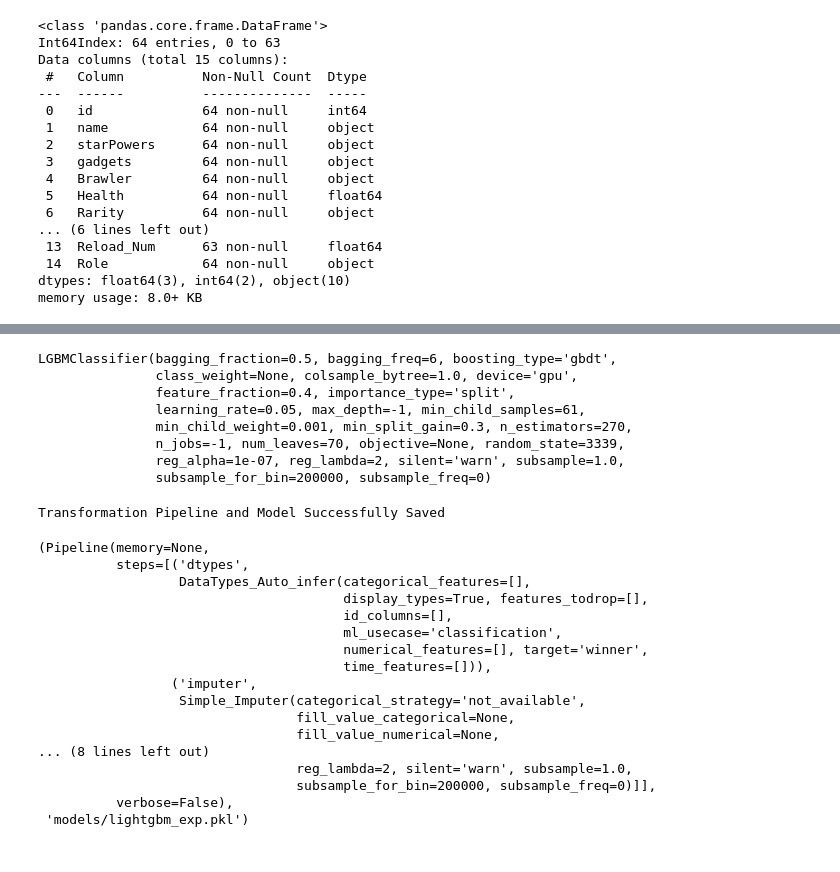
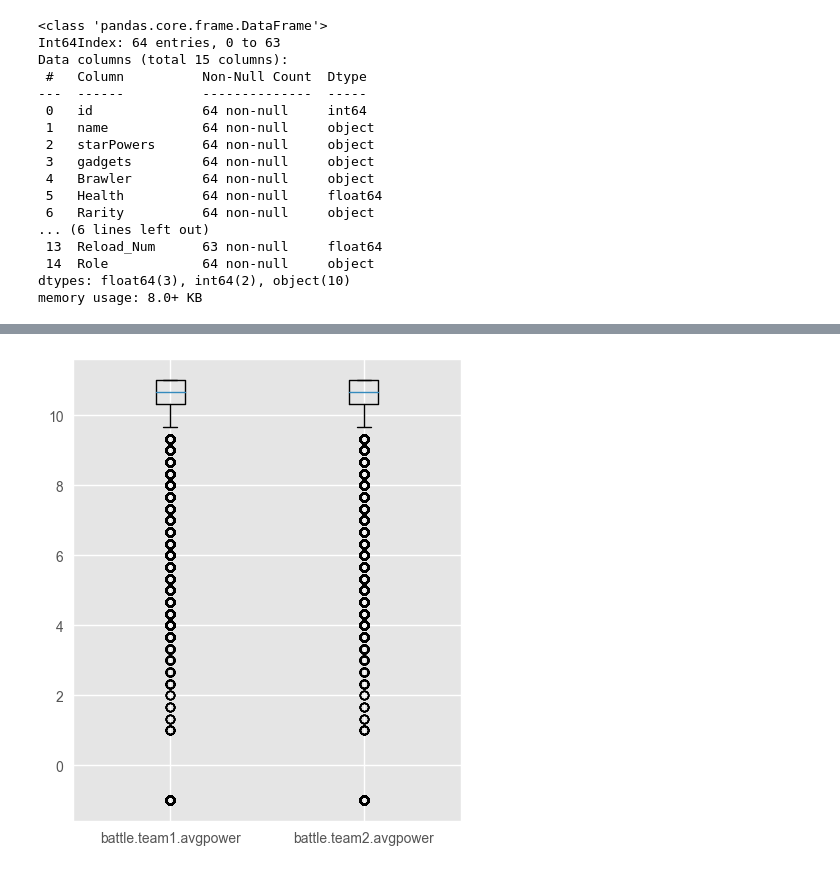
Before and after one commit to aquinteros/BrawlStars_Analytics, a Jupyter notebook: brawlstars_ML_training.ipynb, the cells around one changed output, grey strips where cells are left out. Drawn from its saved outputs; the diff is of its cells as text; code cells hidden in the pictures.

```diff
--- a/brawlstars_ML_training.ipynb
+++ b/brawlstars_ML_training.ipynb
@@ -98,6 +66,8 @@ memory usage: 8.0+ KB
 bushList = pd.read_csv('datasets/maps/bushList.csv', index_col=0)
 waterList = pd.read_csv('datasets/maps/waterList.csv', index_col=0)
 barrierList = pd.read_csv('datasets/maps/barrierList.csv', index_col=0)
+# %%
+brawler_wr_ur = pd.read_csv('datasets/teams/brawler_winrate_userate.csv', index_col=0)
 # %%
 # crear columna playerteam
 for i in range(len(crossBattlelog)):
@@ -420,11 +366,0 @@ plt.show()
-# %%
-# crear columna avg speed
-battlelogFinal['battle.avgspeed'] = battlelogFinal.apply(lambda row: create_avg(row, 'Speed_Num'), axis=1)
-plt.figure(figsize=(4,4))
-sns.boxplot(battlelogFinal['battle.avgspeed'])
-plt.show()
-
-battlelogFinal = battlelogFinal[(battlelogFinal['battle.avgspeed'] >= 660) & (battlelogFinal['battle.avgspeed'] <= 810)].reset_index(drop=True)
-plt.figure(figsize=(4,4))
-sns.boxplot(battlelogFinal['battle.avgspeed'])
-plt.show()
@@ -434,11 +366,0 @@ plt.show()
-# %%
-# crear columna avg reload
-battlelogFinal['battle.avgreload'] = battlelogFinal.apply(lambda row: create_avg(row, 'Reload_Num'), axis=1)
-plt.figure(figsize=(4,4))
-sns.boxplot(battlelogFinal['battle.avgreload'])
-plt.show()
-
-battlelogFinal = battlelogFinal[battlelogFinal['battle.avgreload'] >= 0.9].reset_index(drop=True)
-plt.figure(figsize=(4,4))
-sns.boxplot(battlelogFinal['battle.avgreload'])
-plt.show()
@@ -613,32 +367,22 @@ plot_model(model, 'calibration')
-# %%
-print(model)
-# %% [output]
-LGBMClassifier(bagging_fraction=0.5, bagging_freq=6, boosting_type='gbdt',
-               class_weight=None, colsample_bytree=1.0, device='gpu',
-               feature_fraction=0.4, importance_type='split',
-               learning_rate=0.05, max_depth=-1, min_child_samples=61,
-               min_child_weight=0.001, min_split_gain=0.3, n_estimators=270,
-               n_jobs=-1, num_leaves=70, objective=None, random_state=3339,
-               reg_alpha=1e-07, reg_lambda=2, silent='warn', subsample=1.0,
-               subsample_for_bin=200000, subsample_freq=0)
-# %%
-save_model(model, 'models/lightgbm_exp')
-# %% [output]
-Transformation Pipeline and Model Successfully Saved
-(Pipeline(memory=None,
-          steps=[('dtypes',
-                  DataTypes_Auto_infer(categorical_features=[],
-                                       display_types=True, features_todrop=[],
-                                       id_columns=[],
-                                       ml_usecase='classification',
-                                       numerical_features=[], target='winner',
-                                       time_features=[])),
-                 ('imputer',
-                  Simple_Imputer(categorical_strategy='not_available',
-                                 fill_value_categorical=None,
-                                 fill_value_numerical=None,
-... (8 lines left out)
-                                 reg_lambda=2, silent='warn', subsample=1.0,
-                                 subsample_for_bin=200000, subsample_freq=0)]],
-          verbose=False),
- 'models/lightgbm_exp.pkl')
+# %%
+plt.style.use('ggplot')
+# %%
+# crear columna avg power
+def create_avg(row, team, column):
+    return (row['battle.' + team + '.player1.brawler.'+ column] + row['battle.' + team + '.player2.brawler.'+ column] + row['battle.' + team + '.player3.brawler.'+ column]) / 3
+
+def create_boxplots(df, col1, col2):
+    fig, ax = plt.subplots()
+    fig.set_size_inches(5, 6)
+    ax.boxplot([df[col1], df[col2]])
+    ax.set_xticklabels([col1, col2])
+    plt.show()
+
+battlelogFinal['battle.team1.avgpower'] = battlelogFinal.apply(lambda row: create_avg(row, 'team1', 'power'), axis=1)
+battlelogFinal = battlelogFinal[battlelogFinal['battle.team1.avgpower'].isna() == False]
+battlelogFinal['battle.team2.avgpower'] = battlelogFinal.apply(lambda row: create_avg(row, 'team2', 'power'), axis=1)
+battlelogFinal = battlelogFinal[battlelogFinal['battle.team2.avgpower'].isna() == False]
+
+create_boxplots(battlelogFinal, 'battle.team1.avgpower', 'battle.team2.avgpower')
+# %% [output]
+[figure, added]
```
Also changed, not shown: parts of 57 cells of this notebook, 14 other files.
